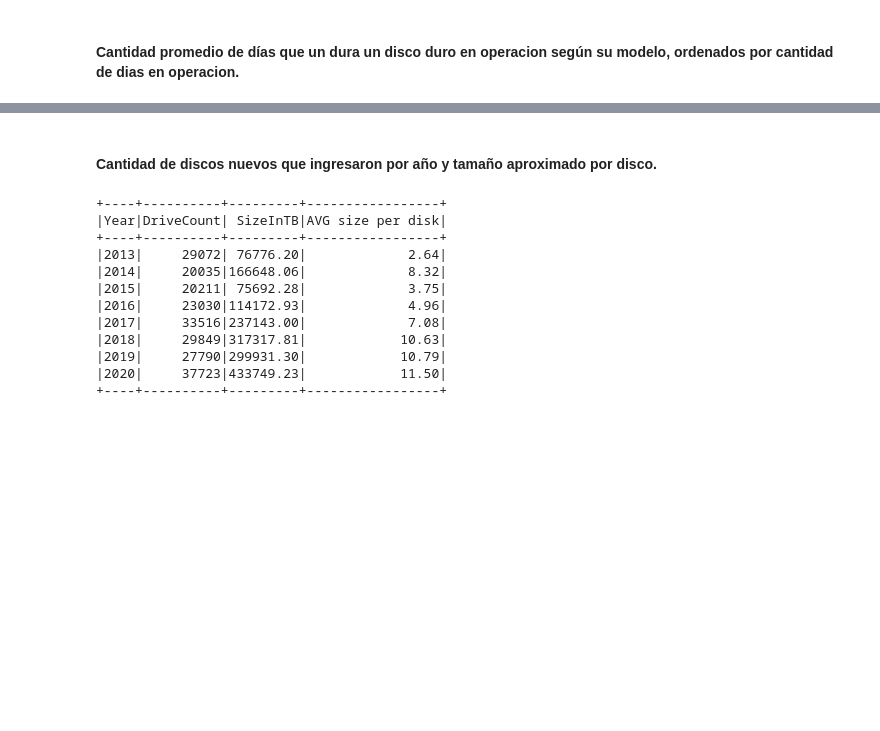
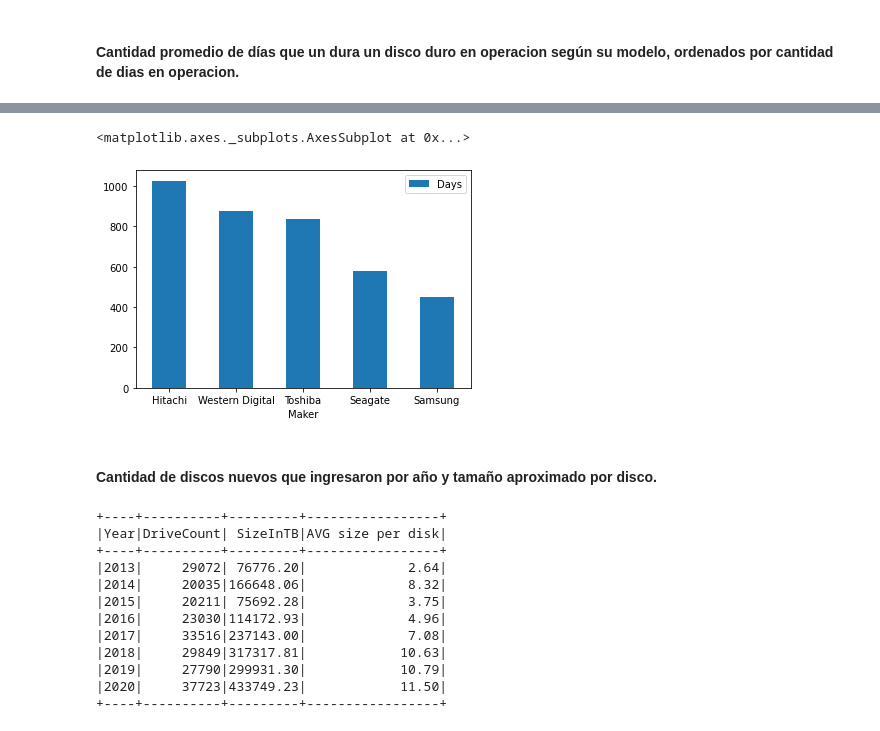
Before and after one commit to matias53/BigData, a Jupyter notebook: Obligatorio.ipynb, the cells around one changed output, grey strips where cells are left out. Saved outputs shown, nothing was run; the diff lists cells and outputs as text; code cells hidden in the pictures; blank space fills up the shorter version.

```diff
--- a/Obligatorio.ipynb
+++ b/Obligatorio.ipynb
@@ -189,0 +193,2 @@ only showing top 20 rows
+# %%
+daysPerMaker = sqlContext.sql('select Makers.Maker, CAST(AVG(DiskDays.Days) AS Decimal(10,0)) as Days from (Select CAST(AVG(DATEDIFF(DayOut, DayIn)) AS DECIMAL(10,0)) as Days, Model from tbl_AllDisksDayInDayOut Where Year(DayOut) <= 2020 AND MONTH(DayOut) <= 9 AND DAY(DayOut) < 30 Group by Model order by Days desc) as DiskDays inner join (Select Maker, Model from tbl_makers) as Makers on DiskDays.Model = Makers.Model group by Makers.Maker order by Days desc')
@@ -190,3 +207,10 @@ only showing top 20 rows
+# %%
+daysPerMaker_pd = daysPerMaker.toPandas()
+daysPerMaker_pd['Days'] = daysPerMaker_pd['Days'].astype(float)
+daysPerMaker_pd.plot.bar(x='Maker', y='Days', rot=0)
+# %% [output]
+<matplotlib.axes._subplots.AxesSubplot at 0x...>
+[figure, added]
 # %% [markdown]
 #### Cantidad de discos nuevos que ingresaron por año y tamaño aproximado por disco.
 # %%
```
Also changed, not shown: parts of 8 cells of this notebook.
